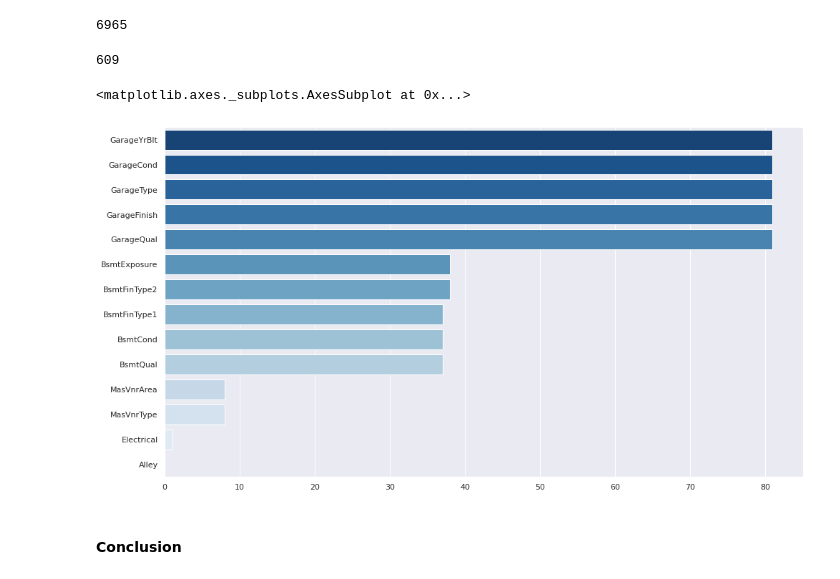
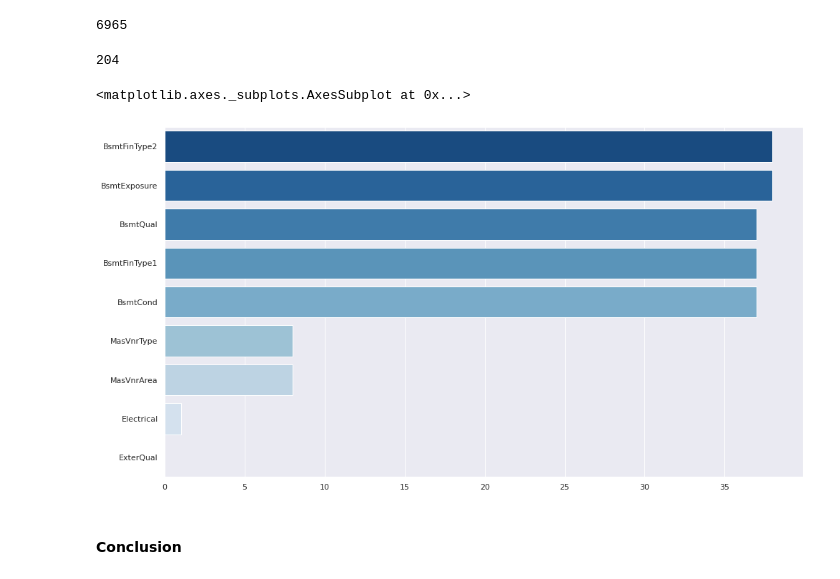
Before and after one commit to snaylix/House-prices-prediction, a Jupyter notebook: 2021-07-17_House-Prices_Prediction_03_Imputation.ipynb, the cells around one changed output. Cells and saved outputs as stored; diff of their text form; code cells hidden in the pictures.

Commit message:
[CED-030] :sparkles: Imputing garage features

```diff
--- a/2021-07-17_House-Prices_Prediction_03_Imputation.ipynb
+++ b/2021-07-17_House-Prices_Prediction_03_Imputation.ipynb
@@ -79,19 +79,21 @@ df_train.isnull().sum().sum()
 6965
 # %%
 values = {'Alley': 'No alley access', 'MiscFeature': 'None', 'PoolQC': 'No Pool',
-          'Fence': 'No Fence', 'FireplaceQu': 'No Fireplace', 'LotFrontage': 'No Lotfrontage'}
+          'Fence': 'No Fence', 'FireplaceQu': 'No Fireplace', 'LotFrontage': 'No Lotfrontage',
+         'GarageYrBlt': ' No Garage', 'GarageCond': ' No Garage', 'GarageType': ' No Garage',
+          'GarageFinish': ' No Garage', 'GarageQual': ' No Garage'}
 
 df_train.fillna(value=values, inplace=True)
 # %%
 df_train.isnull().sum().sum()
 # %% [output]
-609
+204
 # %%
-total_missing_values = df_train.isnull().sum().sort_values(ascending=False)[:14]
+total_missing_values = df_train.isnull().sum().sort_values(ascending=False)[:9]
 sns.barplot(x=total_missing_values, y=total_missing_values.index, palette="Blues_r")
 # %% [output]
 <matplotlib.axes._subplots.AxesSubplot at 0x...>
-[figure, old version]
+[figure, new version]
 # %% [markdown]
 #### Conclusion
 # %% [markdown]
```
Also changed, not shown: parts of 2 cells of this notebook, 1 other file.
